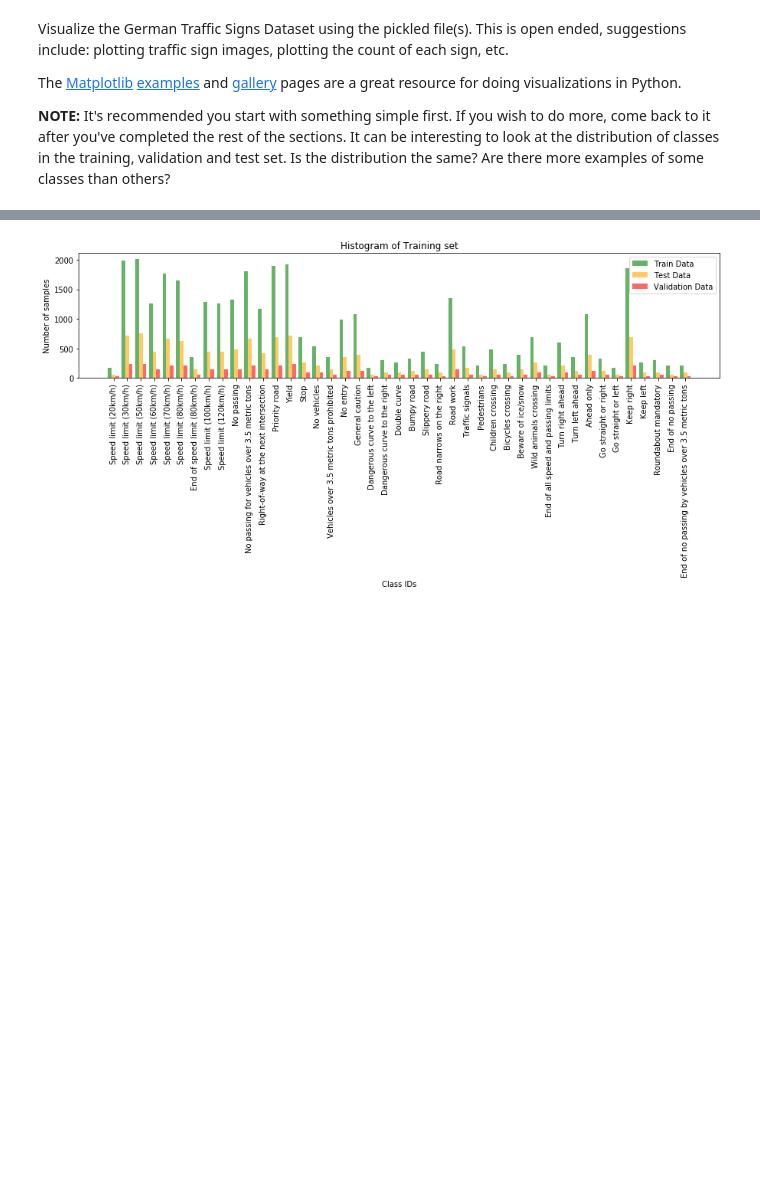
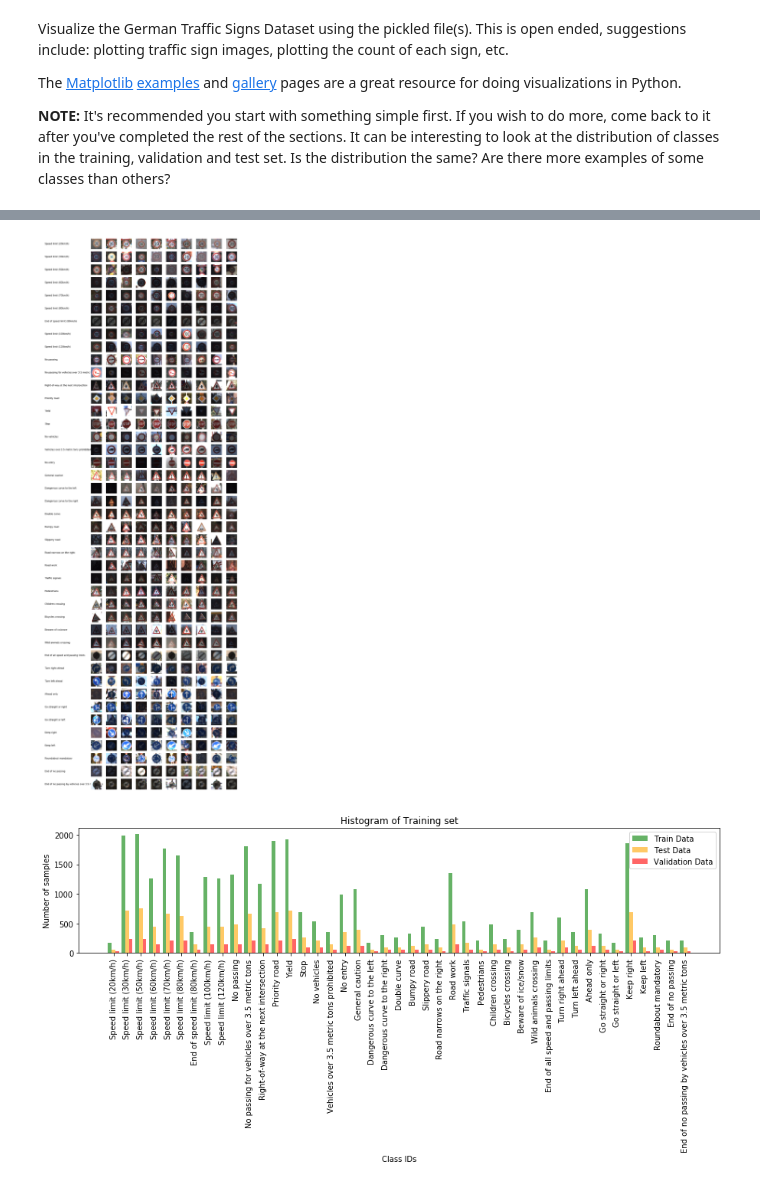
Before and after one commit to ChuChuIgbokwe/CarND-Traffic-Sign-Classifier-Project, a Jupyter notebook: Traffic_Sign_Classifier.ipynb, the cells around one changed output, grey strips where cells are left out. Drawn from its saved outputs; the diff is of its cells as text; code cells hidden in the pictures; blank space fills up the shorter version.

```diff
--- a/Traffic_Sign_Classifier.ipynb
+++ b/Traffic_Sign_Classifier.ipynb
@@ -143,6 +142,34 @@ with open('signnames.csv') as csvfile:
         SignName = row['SignName']
         ClassIDs.append(ClassID)
         SignNames.append(SignName)
+# %%
+fig = plt.figure(figsize=(15,44))
+columns = 10
+count = 0
+
+for j in range(n_classes):
+    count += 1
+    plt.subplot(n_classes, columns+3, count)
+    plt.axis('off')
+    plt.text(0, 0.5, SignNames[j], va='center', wrap=True)
+    count += 2
+    for i in range(columns):
+        index = random.randint(0, len(X_train)-1)
+        while(y_train[index] != j):
+            index = random.randint(0, len(X_train)-1)
+
+        image = X_train[index].squeeze()
+        count += 1
+
+        splt = plt.subplot(n_classes, columns+3, count)
+        plt.axis('off')
+        #fig.tight_layout()
+        splt.imshow(image)
+
+plt.savefig("traffic_signs.png", bbox_inches='tight')
+plt.show()
+# %% [output]
+[figure, added]
 # %%
 plt.figure(figsize=(15,3))
 bins = np.arange(n_classes+1) - 0.5
```
Also changed, not shown: parts of 13 cells of this notebook, 17 other files.
